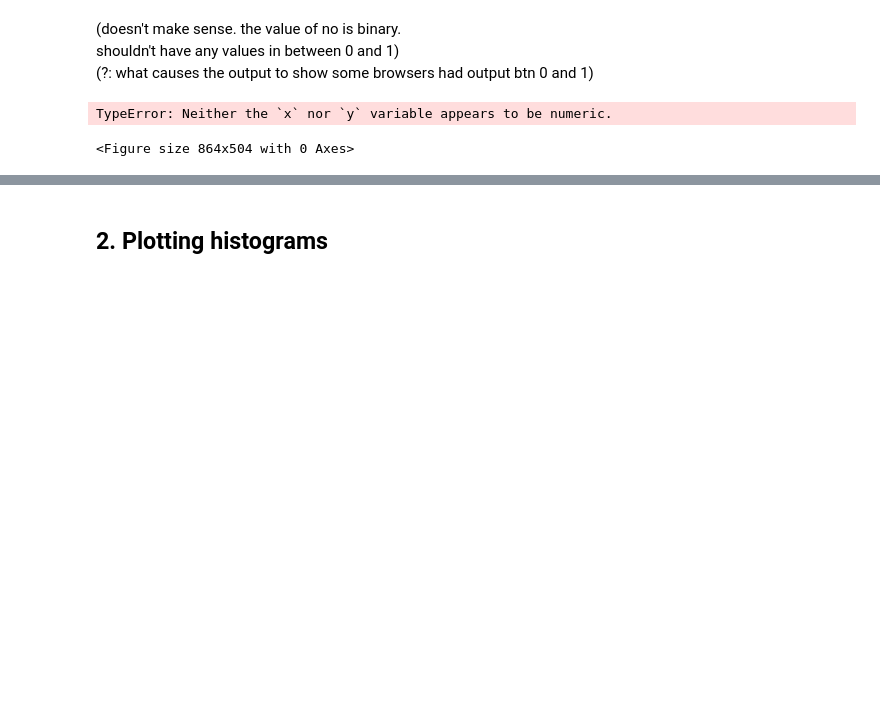
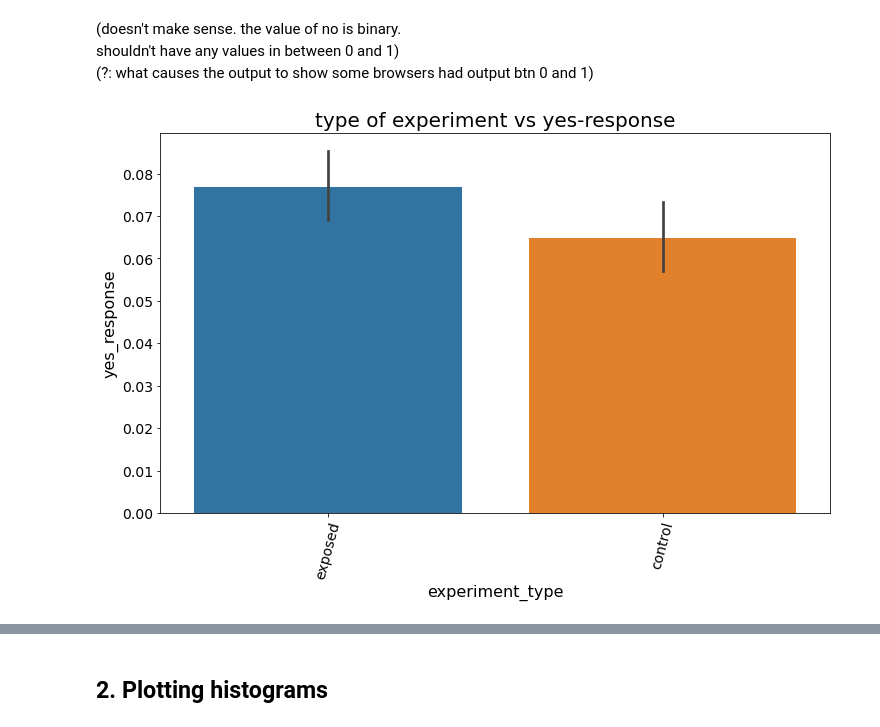
Before and after one commit to Group-6-10Academy/smart_ad_ABtesting, a Jupyter notebook: notebooks/EDA.ipynb, the cells around one changed output, grey strips where cells are left out. Saved outputs shown, nothing was run; the diff lists cells and outputs as text; code cells hidden in the pictures; blank space fills up the shorter version.

```diff
--- a/notebooks/EDA.ipynb
+++ b/notebooks/EDA.ipynb
@@ -93,7 +93,6 @@ shouldn't have any values in between 0 and 1)
 <br />
 (?: what causes the output to show some browsers had output btn 0 and 1)
 # %%
-my_plot.plot_bar(my_plot, raw, 'experiment', 'date', "type of experiment vs date", "experiment_type", "date")
+my_plot.plot_bar(my_plot, raw, 'experiment', 'yes', "type of experiment vs yes-response", "experiment_type", "yes_response")
 # %% [output]
-TypeError: Neither the `x` nor `y` variable appears to be numeric.
-<Figure size 864x504 with 0 Axes>
+[figure, added]
```
Also changed, not shown: parts of 1 cell of this notebook.
